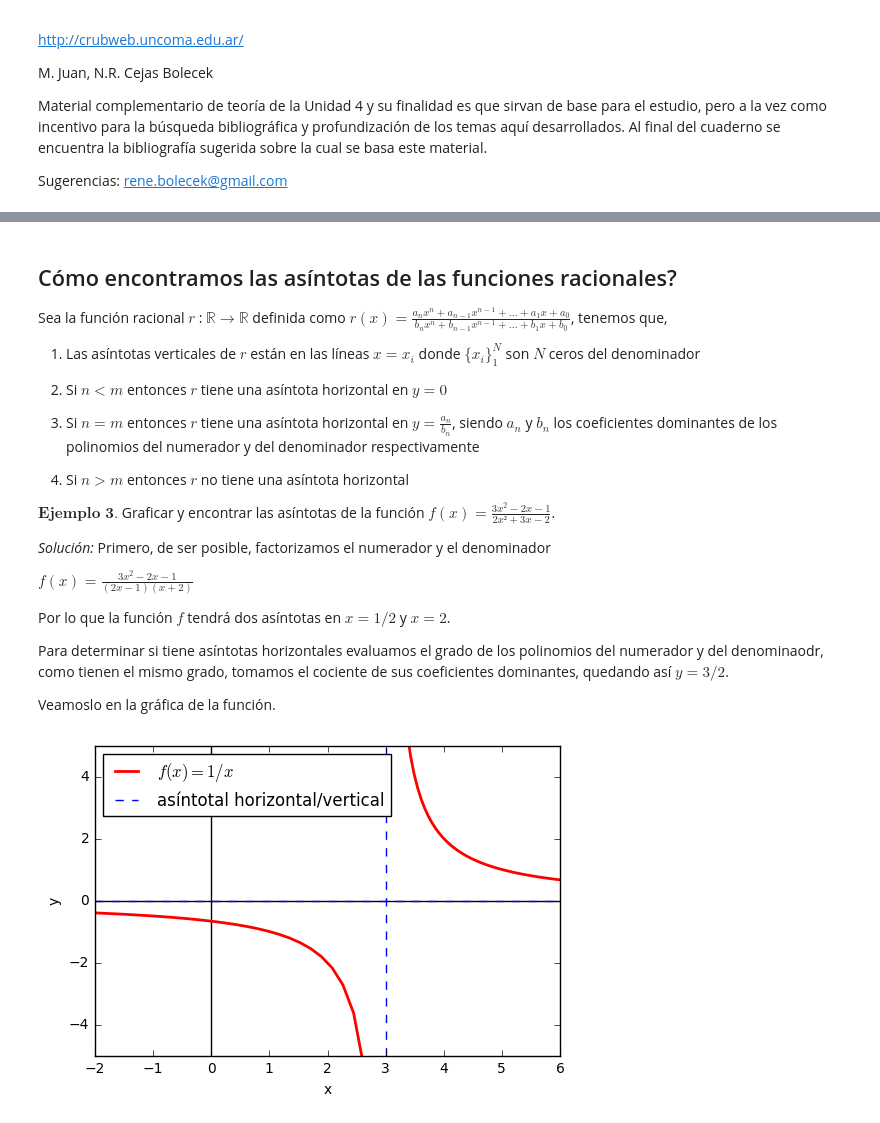
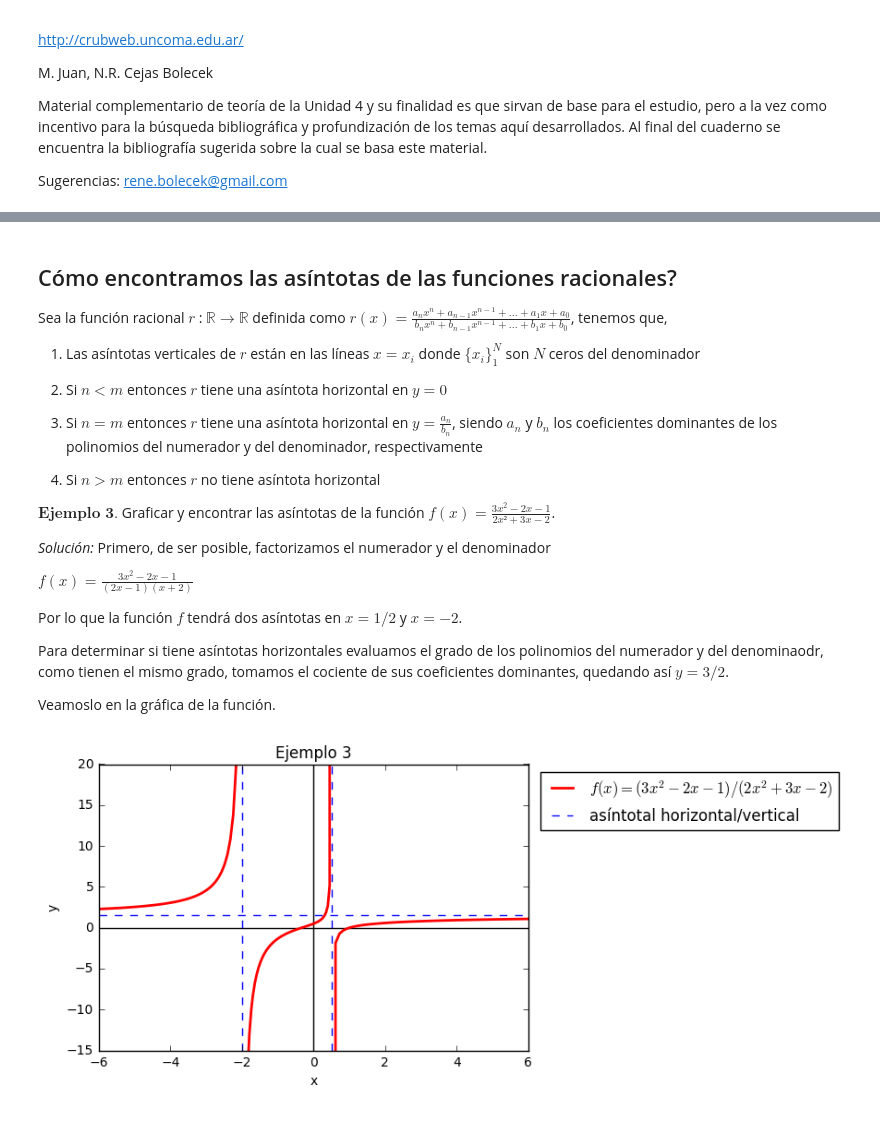
Before and after one commit to renexdev/matematica-general, a Jupyter notebook: racionales.ipynb, the cells around one changed output, grey strips where cells are left out. Saved outputs shown, nothing was run; the diff lists cells and outputs as text; code cells hidden in the pictures.

```diff
--- a/racionales.ipynb
+++ b/racionales.ipynb
@@ -165,9 +162,9 @@ Sea la función racional $r$ : $\mathbb{R} \rightarrow \mathbb{R}$ definida como
 
 2) Si $n<m$ entonces $r$ tiene una asíntota horizontal en $y=0$
 
-3) Si $n=m$ entonces $r$ tiene una asíntota horizontal en $y=\frac{a_n}{b_n}$, siendo $a_n$ y $b_n$ los coeficientes dominantes de los polinomios del numerador y del denominador respectivamente
+3) Si $n=m$ entonces $r$ tiene una asíntota horizontal en $y=\frac{a_n}{b_n}$, siendo $a_n$ y $b_n$ los coeficientes dominantes de los polinomios del numerador y del denominador, respectivamente
 
-4) Si $n>m$ entonces $r$ no tiene una asíntota horizontal
+4) Si $n>m$ entonces $r$ no tiene asíntota horizontal
 
 $\textbf{Ejemplo 3.}$ Graficar y encontrar las asíntotas de la función $f(x)=\frac{3x^2-2x-1}{2x²+3x-2}$.
 
@@ -175,45 +172,50 @@ $\textbf{Ejemplo 3.}$ Graficar y encontrar las asíntotas de la función $f(x)=\
 
 $f(x)=\frac{3x^2-2x-1}{(2x-1)(x+2)}$
 
-Por lo que la función $f$ tendrá dos asíntotas en $x=1/2$ y $x=2$.
+Por lo que la función $f$ tendrá dos asíntotas en $x=1/2$ y $x=-2$.
 
 Para determinar si tiene asíntotas horizontales evaluamos el grado de los polinomios del numerador y del denominaodr, como tienen el mismo grado, tomamos el cociente de sus coeficientes dominantes, quedando así $y=3/2$.
 
 Veamoslo en la gráfica de la función.
 # %%
-
 %matplotlib inline
 from ipywidgets import *
 import numpy as np
 import matplotlib.pyplot as plt
 
 def racional(x):
-    return 2/(x*1.-3.)
+    return (3*x**2-2*x-1)/(2*x**2+3*x-2)
 
 plt.figure()
 #Eje horizontal
 plt.axhline(0, color='black')
 #Eje vertical
 plt.axvline(0, color='black')
 #Grafico la funcion por partes
-x1 = np.linspace(-6,2.9999, 50)
-x2 = np.linspace(3.0001, 6, 50)
-plt.plot(x1,racional(x1), 'r', lw= 2, label='$f(x)=1/x$')
+x1 = np.linspace(-6,-2.00001, 50)
+x2 = np.linspace(-1.99999, 0.49999999, 50)
+x3 = np.linspace(0.5001, 6, 50)
+
+plt.plot(x1,racional(x1), 'r', lw= 2, label='$f(x)=(3x^2-2x-1)/(2x^2+3x-2)$')
 plt.plot(x2,racional(x2), 'r',lw= 2)
+plt.plot(x3,racional(x3), 'r',lw= 2)
 
-#Asíntota vertical
-plt.axvline(3, linestyle='--',color='blue',label='asíntotal horizontal/vertical')
-#Asíntota horizontal
-plt.axhline(0, linestyle='--',color='blue')
+#Asíntota vertical en x=-2 y x=1
+plt.axvline(0.5, linestyle='--',color='blue',label='asíntotal horizontal/vertical')
+plt.axvline(-2, linestyle='--',color='blue')
+
+#Asíntota horizontal en y=2
+plt.axhline(3/2., linestyle='--',color='blue')
 
 #Establezco limites para graficar
-plt.xlim(-2, 6)
-plt.ylim(-5, 5)
+plt.xlim(-6, 6)
+plt.ylim(-15, 20)
 #Titulo y nombre a los ejes
+plt.title("Ejemplo 3")
 plt.xlabel("x")
 plt.ylabel("y")
-plt.legend(loc='best')
+plt.legend(bbox_to_anchor=(1.01, 1), loc='upper left')
 plt.show()
 # %% [output]
-[figure, old version]
+[figure, new version]
 # %% [markdown]
```
Also changed, not shown: parts of 10 cells of this notebook, 6 other files.
